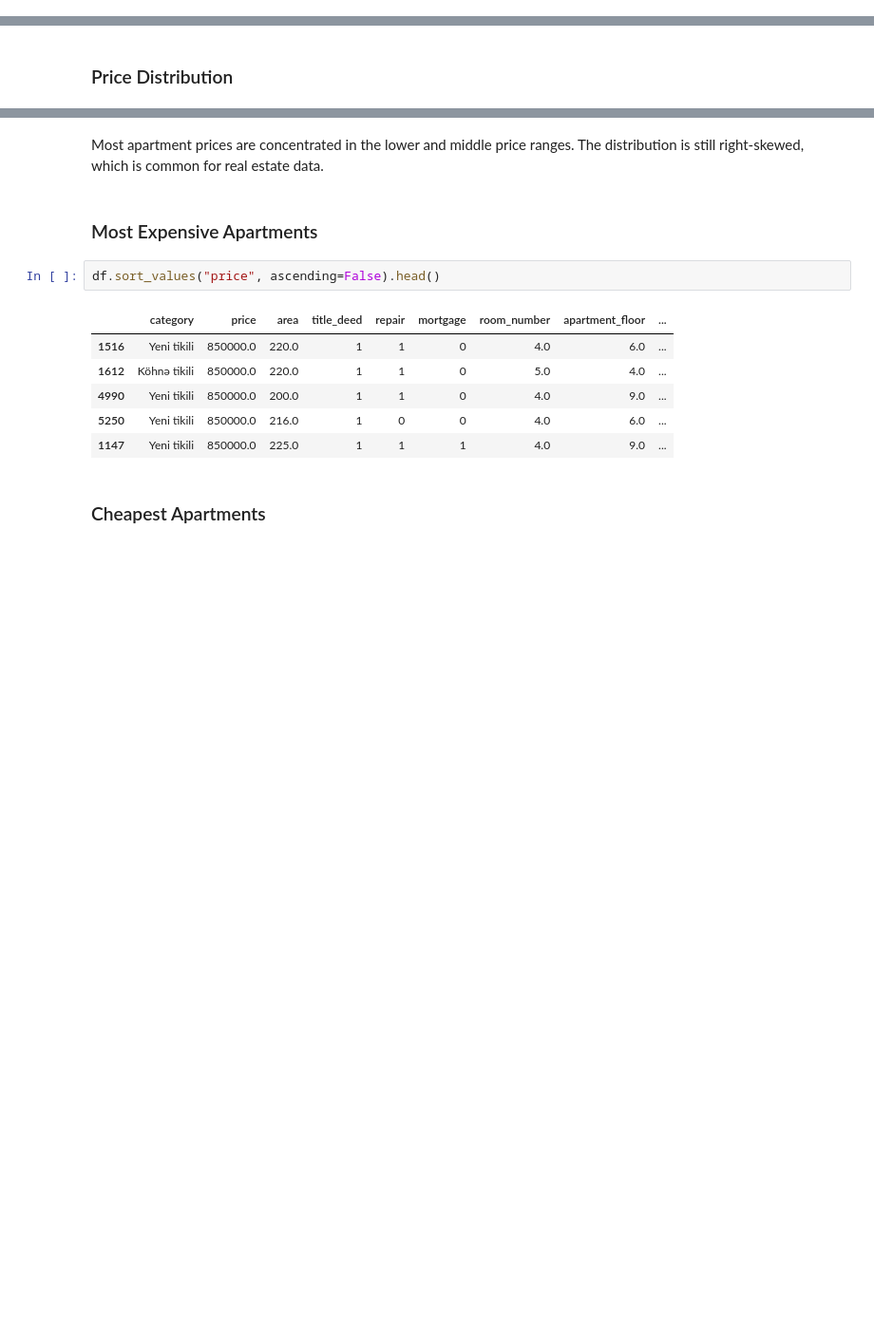
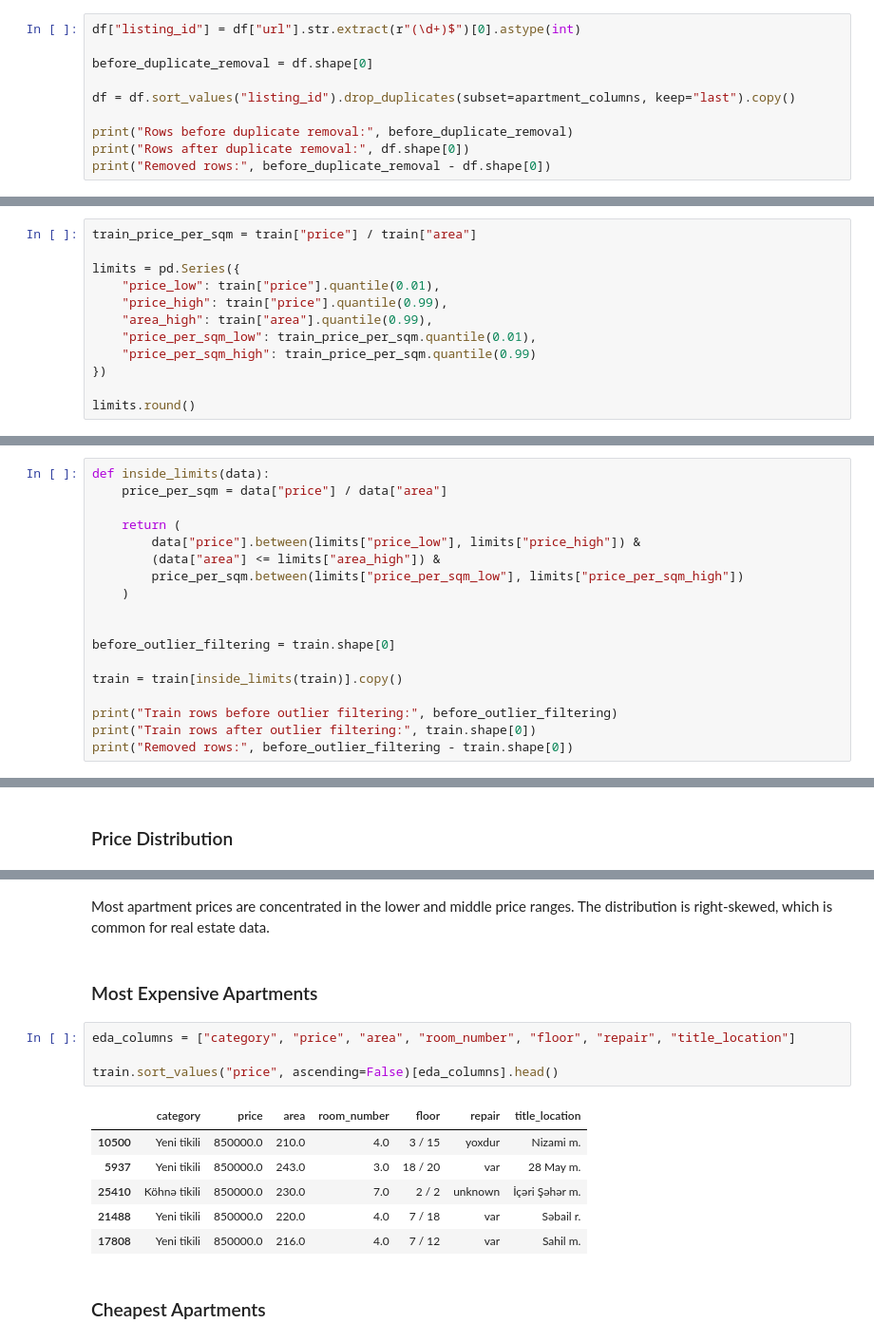
Before and after one commit to akshin777mansurov/house-price-prediction, a Jupyter notebook: House_Price_Prediction.ipynb, the cells around one changed output, grey strips where cells are left out. Shown at 95% size. Drawn from its saved outputs; the diff is of its cells as text; blank space fills up the shorter version.

```diff
--- a/House_Price_Prediction.ipynb
+++ b/House_Price_Prediction.ipynb
@@ -407,0 +360,10 @@ After cleaning the data, I explore apartment prices and the relationship between
+# %%
+df["listing_id"] = df["url"].str.extract(r"(\d+)$")[0].astype(int)
+
+before_duplicate_removal = df.shape[0]
+
+df = df.sort_values("listing_id").drop_duplicates(subset=apartment_columns, keep="last").copy()
+
+print("Rows before duplicate removal:", before_duplicate_removal)
+print("Rows after duplicate removal:", df.shape[0])
+print("Removed rows:", before_duplicate_removal - df.shape[0])
@@ -407,0 +411,12 @@ After cleaning the data, I explore apartment prices and the relationship between
+# %%
+train_price_per_sqm = train["price"] / train["area"]
+
+limits = pd.Series({
+    "price_low": train["price"].quantile(0.01),
+    "price_high": train["price"].quantile(0.99),
+    "area_high": train["area"].quantile(0.99),
+    "price_per_sqm_low": train_price_per_sqm.quantile(0.01),
+    "price_per_sqm_high": train_price_per_sqm.quantile(0.99)
+})
+
+limits.round()
@@ -407,0 +430,18 @@ After cleaning the data, I explore apartment prices and the relationship between
+# %%
+def inside_limits(data):
+    price_per_sqm = data["price"] / data["area"]
+
+    return (
+        data["price"].between(limits["price_low"], limits["price_high"]) &
+        (data["area"] <= limits["area_high"]) &
+        price_per_sqm.between(limits["price_per_sqm_low"], limits["price_per_sqm_high"])
+    )
+
+
+before_outlier_filtering = train.shape[0]
+
+train = train[inside_limits(train)].copy()
+
+print("Train rows before outlier filtering:", before_outlier_filtering)
+print("Train rows after outlier filtering:", train.shape[0])
+print("Removed rows:", before_outlier_filtering - train.shape[0])
@@ -420,16 +472,18 @@ plt.show()
 # %% [markdown]
-Most apartment prices are concentrated in the lower and middle price ranges. The distribution is still right-skewed, which is common for real estate data.
+Most apartment prices are concentrated in the lower and middle price ranges. The distribution is right-skewed, which is common for real estate data.
 # %% [markdown]
 ### Most Expensive Apartments
 # %%
-df.sort_values("price", ascending=False).head()
+eda_columns = ["category", "price", "area", "room_number", "floor", "repair", "title_location"]
+
+train.sort_values("price", ascending=False)[eda_columns].head()
 # %% [output]
-|  | category | price | area | title_deed | repair | mortgage | room_number | apartment_floor | ... |
-| 1516 | Yeni tikili | 850000.0 | 220.0 | 1 | 1 | 0 | 4.0 | 6.0 | ... |
-| 1612 | Köhnə tikili | 850000.0 | 220.0 | 1 | 1 | 0 | 5.0 | 4.0 | ... |
-| 4990 | Yeni tikili | 850000.0 | 200.0 | 1 | 1 | 0 | 4.0 | 9.0 | ... |
-| 5250 | Yeni tikili | 850000.0 | 216.0 | 1 | 0 | 0 | 4.0 | 6.0 | ... |
-| 1147 | Yeni tikili | 850000.0 | 225.0 | 1 | 1 | 1 | 4.0 | 9.0 | ... |
+|  | category | price | area | room_number | floor | repair | title_location |
+| 10500 | Yeni tikili | 850000.0 | 210.0 | 4.0 | 3 / 15 | yoxdur | Nizami m. |
+| 5937 | Yeni tikili | 850000.0 | 243.0 | 3.0 | 18 / 20 | var | 28 May m. |
+| 25410 | Köhnə tikili | 850000.0 | 230.0 | 7.0 | 2 / 2 | unknown | İçəri Şəhər m. |
+| 21488 | Yeni tikili | 850000.0 | 220.0 | 4.0 | 7 / 18 | var | Səbail r. |
+| 17808 | Yeni tikili | 850000.0 | 216.0 | 4.0 | 7 / 12 | var | Sahil m. |
 # %% [markdown]
 ### Cheapest Apartments
 # %%
```
Also changed, not shown: parts of 160 cells of this notebook, 7 other files.
